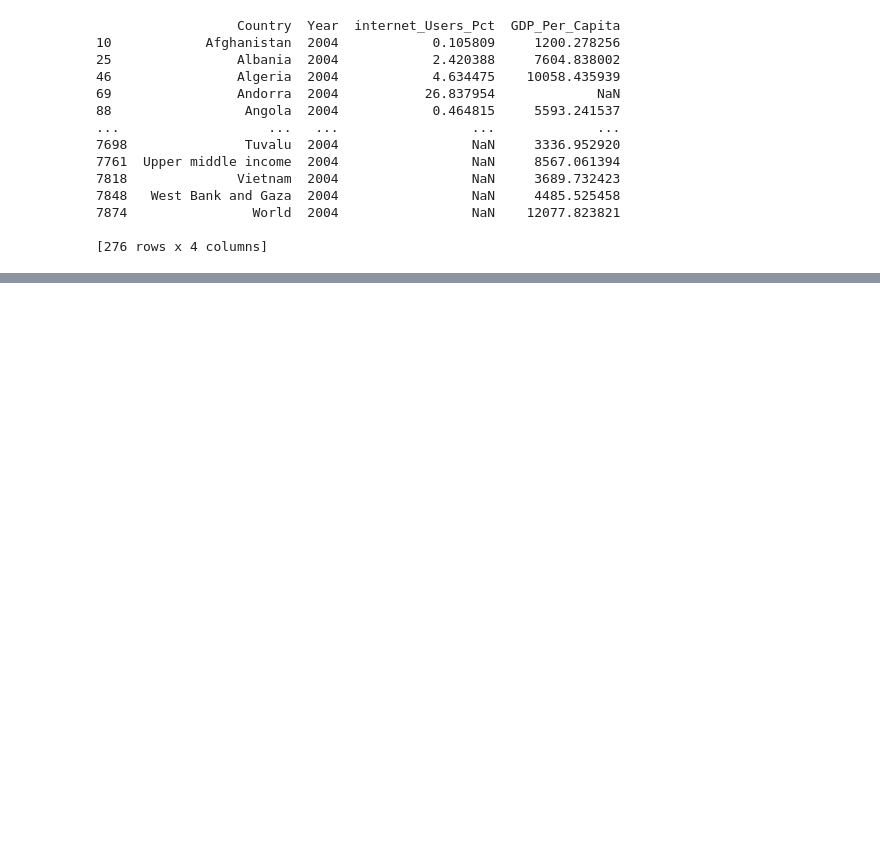
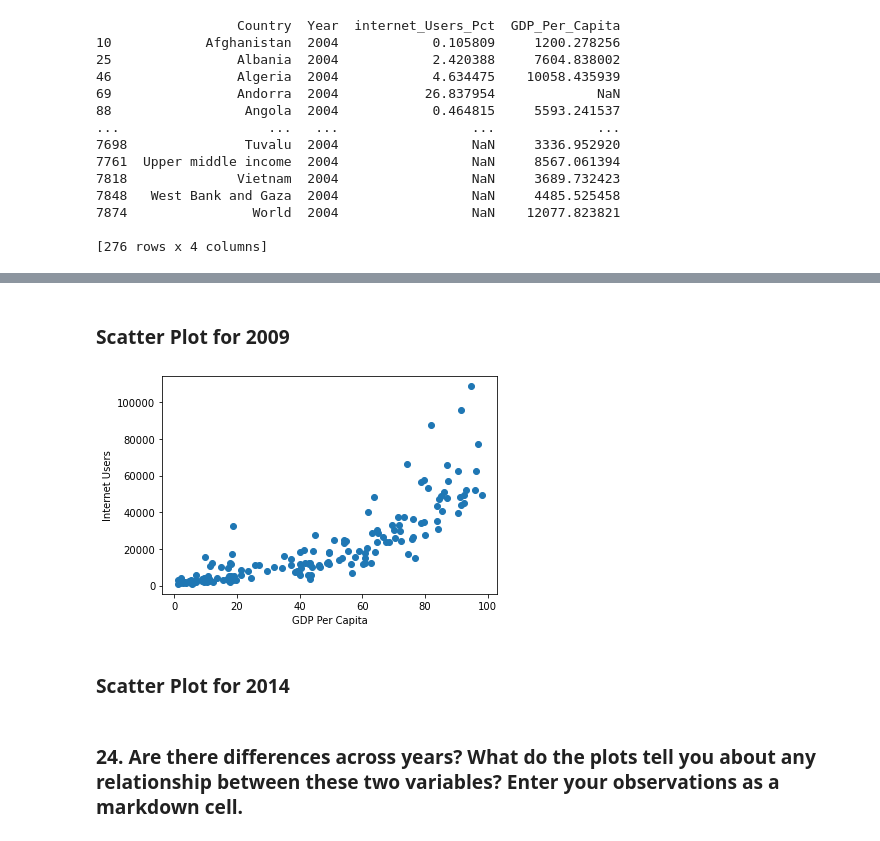
Before and after one commit to NSS-Data-Analytics-Cohort-7/gdp-and-internet-usage-Tyost24, a Jupyter notebook: Notebooks/GDP_Internet_Usage.ipynb, the cells around one changed output, grey strips where cells are left out. Saved outputs shown, nothing was run; the diff lists cells and outputs as text; code cells hidden in the pictures; blank space fills up the shorter version.

```diff
--- a/Notebooks/GDP_Internet_Usage.ipynb
+++ b/Notebooks/GDP_Internet_Usage.ipynb
@@ -418,0 +466,13 @@ Name: 1069, dtype: object
+# %% [markdown]
+### Scatter Plot for 2009
+# %%
+plt.scatter(df2014.internet_Users_Pct, df2014.GDP_Per_Capita)
+plt.xlabel('GDP Per Capita')
+plt.ylabel('Internet Users')
+plt.show()
+# %% [output]
+[figure, added]
+# %% [markdown]
+### Scatter Plot for 2014
+# %% [markdown]
+### 24. Are there differences across years? What do the plots tell you about any relationship between these two variables? Enter your observations as a markdown cell.
```
Also changed, not shown: parts of 45 cells of this notebook.
